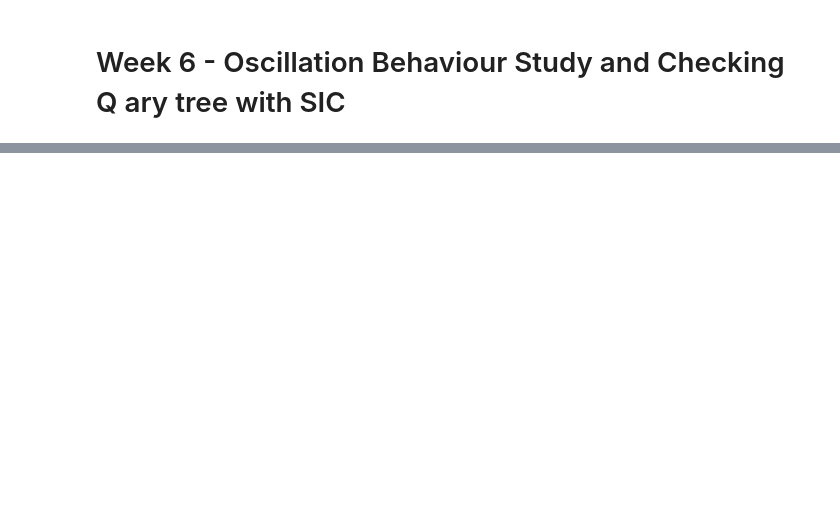
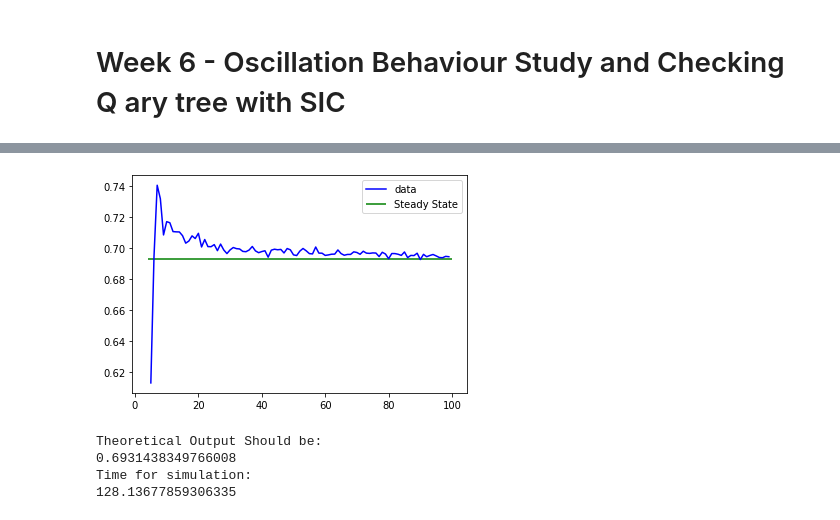
Before and after one commit to deshpandeyash/treesplittingsimulator, a Jupyter notebook: Weekly Results/Week6_results.ipynb, the cells around one changed output, grey strips where cells are left out. Saved outputs shown, nothing was run; the diff lists cells and outputs as text; code cells hidden in the pictures; blank space fills up the shorter version.

```diff
--- a/Weekly Results/Week6_results.ipynb
+++ b/Weekly Results/Week6_results.ipynb
@@ -40,0 +35,8 @@ Time for simulation:
+# %%
+simstudy.simulate_sic_oscillations(100,4)
+# %% [output]
+[figure, added]
+Theoretical Output Should be:
+0.6931438349766008
+Time for simulation:
+128.13677859306335
```
Also changed, not shown: parts of 23 cells of this notebook, 3 other files.
